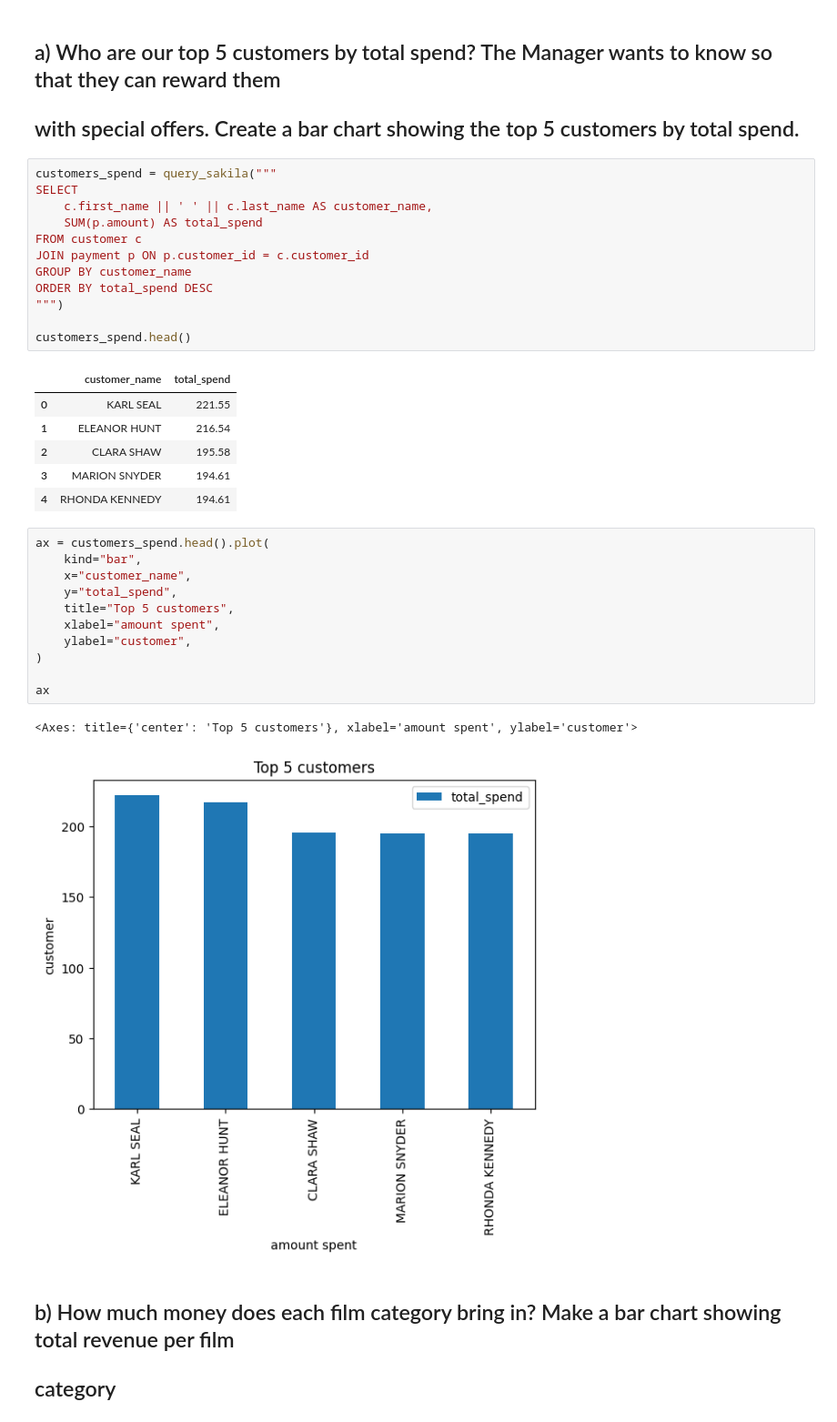
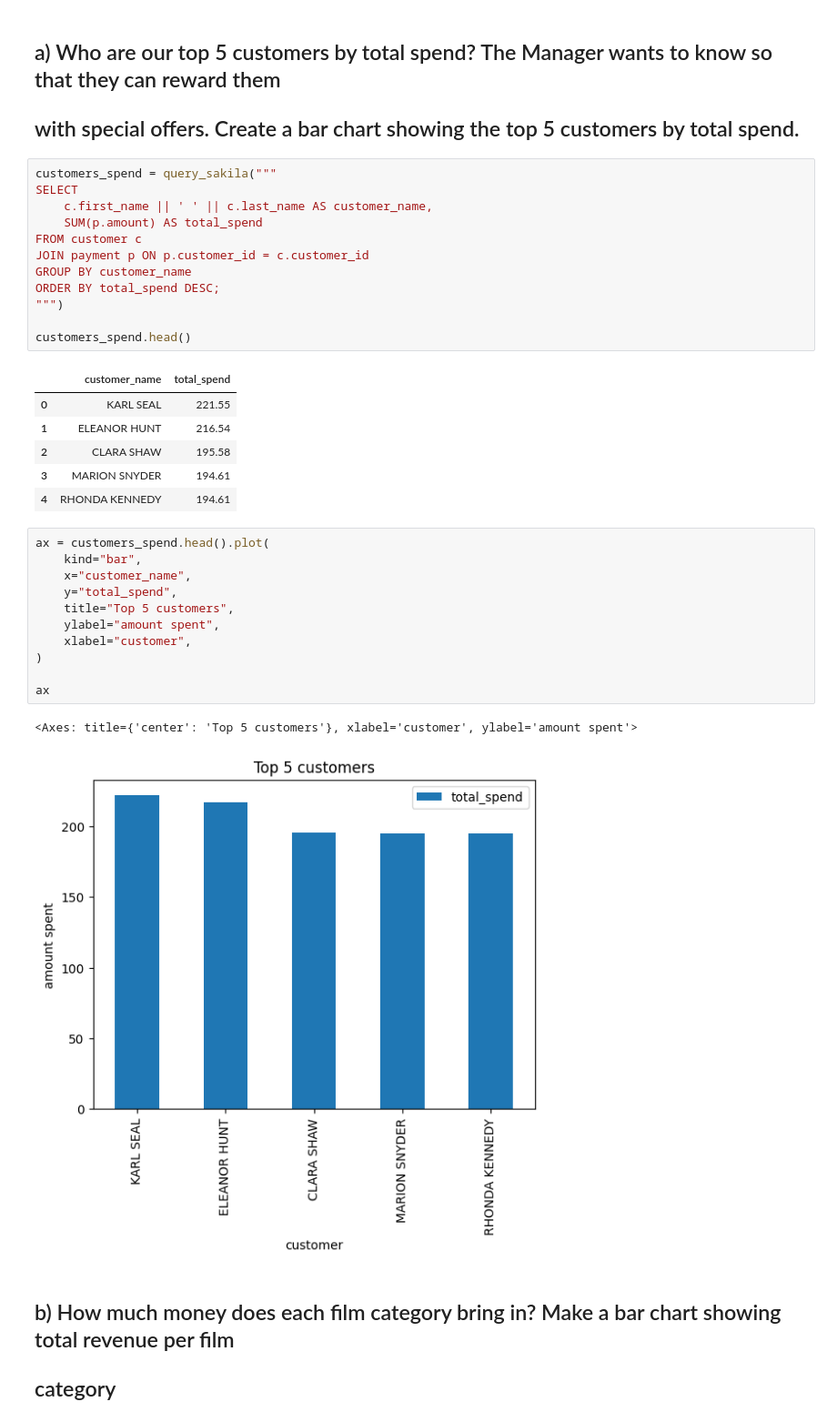
Before and after one commit to EdvinGlawing/sakila_lab_edvin_glawing, a Jupyter notebook: jupyter_notebook.ipynb, the cells around one changed output. Shown: that part at 91% size. Drawn from its saved outputs; the diff is of its cells as text.

```diff
--- a/jupyter_notebook.ipynb
+++ b/jupyter_notebook.ipynb
@@ -223,7 +223,7 @@ SELECT
 FROM customer c
 JOIN payment p ON p.customer_id = c.customer_id
 GROUP BY customer_name
-ORDER BY total_spend DESC
+ORDER BY total_spend DESC;
 """)
 
 customers_spend.head()
@@ -237,17 +237,17 @@ customers_spend.head()
 # %%
 ax = customers_spend.head().plot(
     kind="bar",
     x="customer_name",
     y="total_spend",
     title="Top 5 customers",
-    xlabel="amount spent",
-    ylabel="customer",
+    ylabel="amount spent",
+    xlabel="customer",
 )
 
 ax
 # %% [output]
-<Axes: title={'center': 'Top 5 customers'}, xlabel='amount spent', ylabel='customer'>
+<Axes: title={'center': 'Top 5 customers'}, xlabel='customer', ylabel='amount spent'>
-[figure, old version]
+[figure, new version]
 # %% [markdown]
 ## b) How much money does each film category bring in? Make a bar chart showing total revenue per film
 ## category
```
Also changed, not shown: parts of 9 cells of this notebook.
